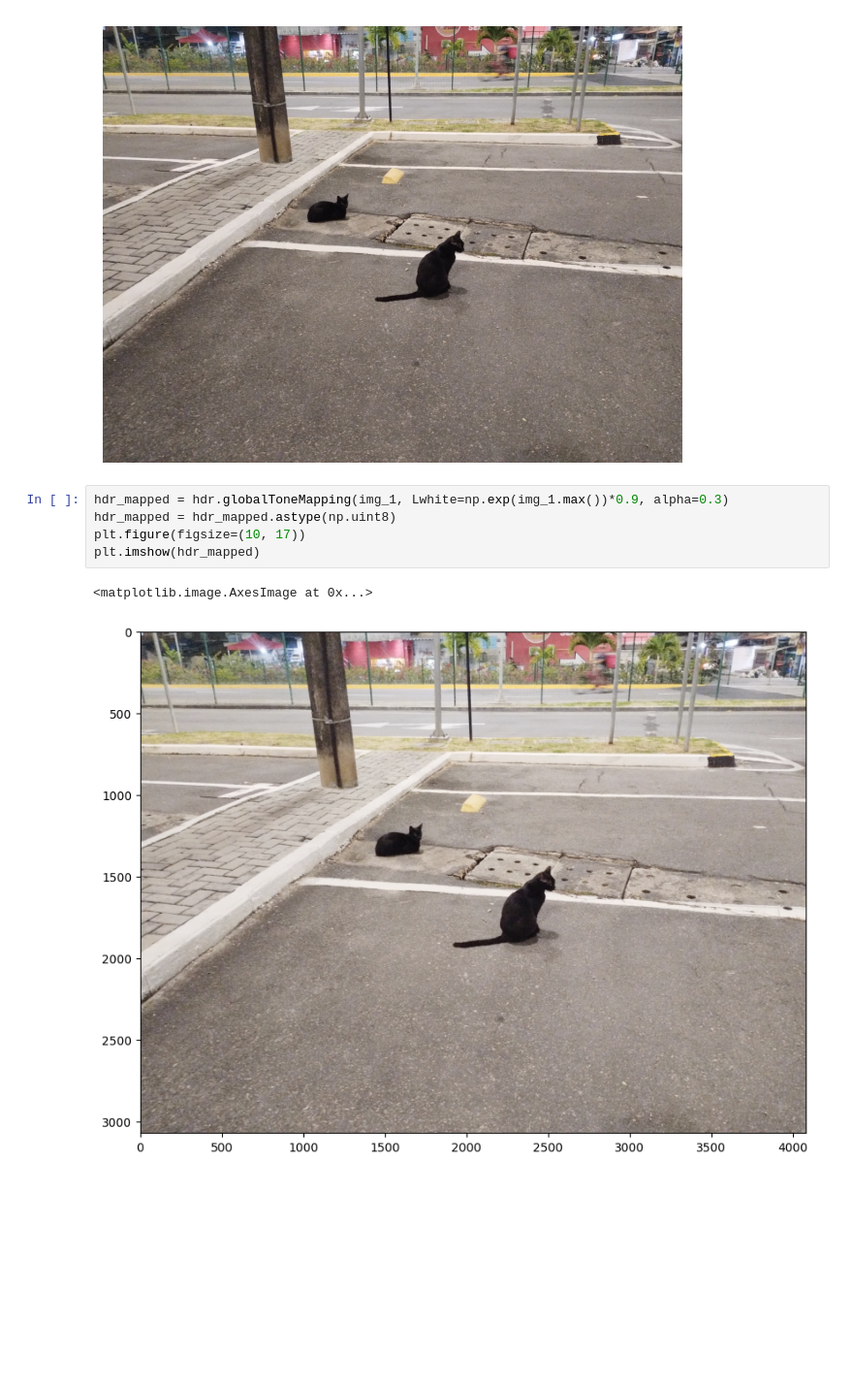
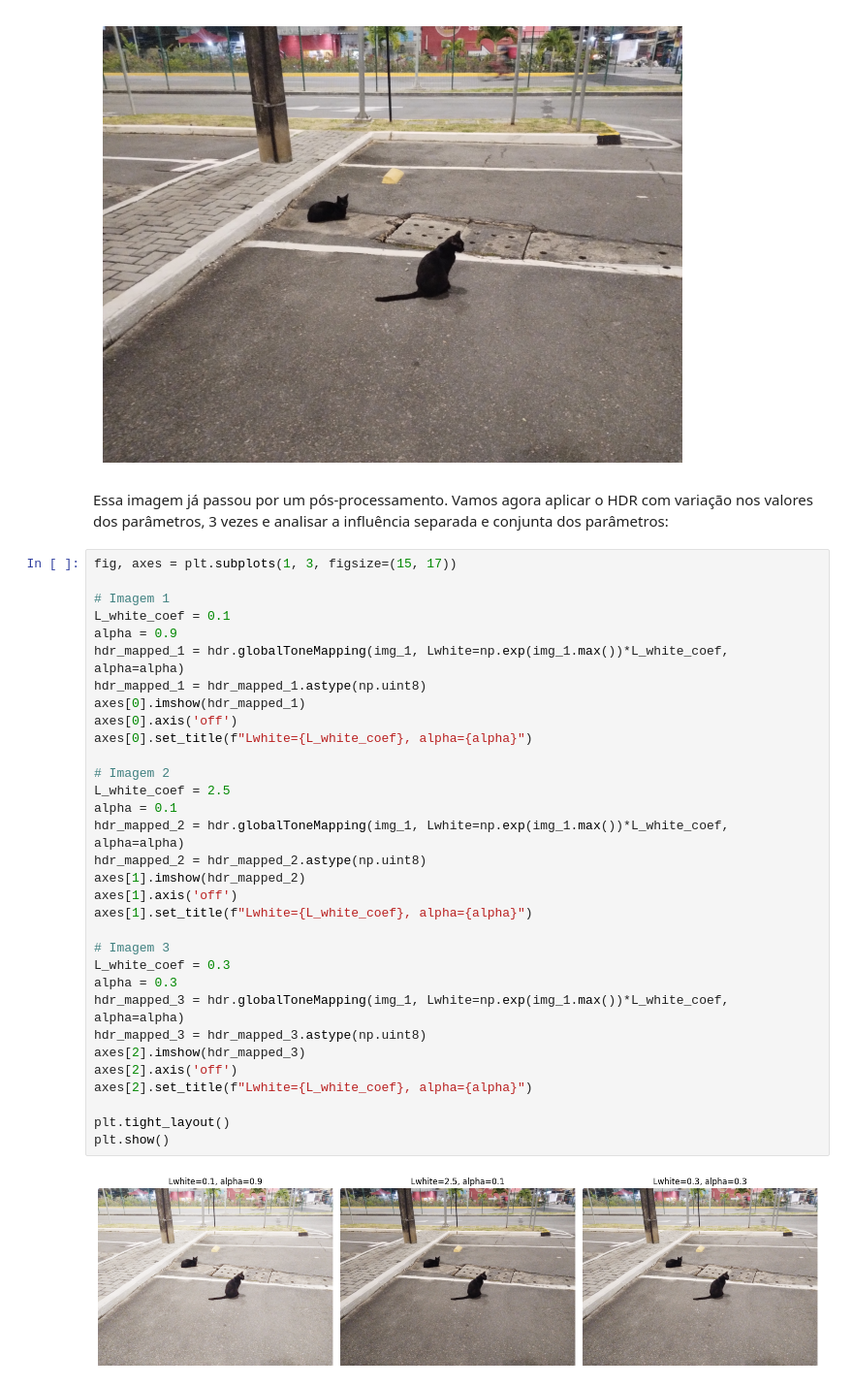
Before and after one commit to dvccs99/atv-vcomp-RRIA, a Jupyter notebook: vcomp/hdr.ipynb, the cells around one changed output. Shown at 97% size. Saved outputs shown, nothing was run; the diff lists cells and outputs as text; blank space fills up the shorter version.

```diff
--- a/vcomp/hdr.ipynb
+++ b/vcomp/hdr.ipynb
@@ -15,11 +17,39 @@ plt.tight_layout()
 plt.show()
 # %% [output]
 [figure]
-# %%
-hdr_mapped = hdr.globalToneMapping(img_1, Lwhite=np.exp(img_1.max())*0.9, alpha=0.3)
-hdr_mapped = hdr_mapped.astype(np.uint8)
-plt.figure(figsize=(10, 17))
-plt.imshow(hdr_mapped)
-# %% [output]
-<matplotlib.image.AxesImage at 0x...>
-[figure, removed]
+# %% [markdown]
+Essa imagem já passou por um pós-processamento. Vamos agora aplicar o HDR com variação nos valores dos parâmetros, 3 vezes e analisar a influência separada e conjunta dos parâmetros:
+# %%
+fig, axes = plt.subplots(1, 3, figsize=(15, 17))
+
+# Imagem 1
+L_white_coef = 0.1
+alpha = 0.9
+hdr_mapped_1 = hdr.globalToneMapping(img_1, Lwhite=np.exp(img_1.max())*L_white_coef, alpha=alpha)
+hdr_mapped_1 = hdr_mapped_1.astype(np.uint8)
+axes[0].imshow(hdr_mapped_1)
+axes[0].axis('off')
+axes[0].set_title(f"Lwhite={L_white_coef}, alpha={alpha}")
+
+# Imagem 2
+L_white_coef = 2.5
+alpha = 0.1
+hdr_mapped_2 = hdr.globalToneMapping(img_1, Lwhite=np.exp(img_1.max())*L_white_coef, alpha=alpha)
+hdr_mapped_2 = hdr_mapped_2.astype(np.uint8)
+axes[1].imshow(hdr_mapped_2)
+axes[1].axis('off')
+axes[1].set_title(f"Lwhite={L_white_coef}, alpha={alpha}")
+
+# Imagem 3
+L_white_coef = 0.3
+alpha = 0.3
+hdr_mapped_3 = hdr.globalToneMapping(img_1, Lwhite=np.exp(img_1.max())*L_white_coef, alpha=alpha)
+hdr_mapped_3 = hdr_mapped_3.astype(np.uint8)
+axes[2].imshow(hdr_mapped_3)
+axes[2].axis('off')
+axes[2].set_title(f"Lwhite={L_white_coef}, alpha={alpha}")
+
+plt.tight_layout()
+plt.show()
+# %% [output]
+[figure, added]
```
Also changed, not shown: parts of 2 cells of this notebook, 6 other files.
